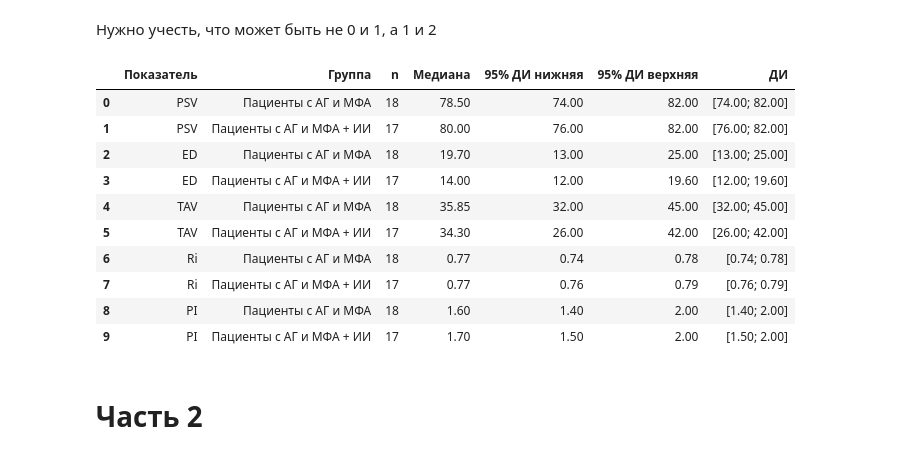
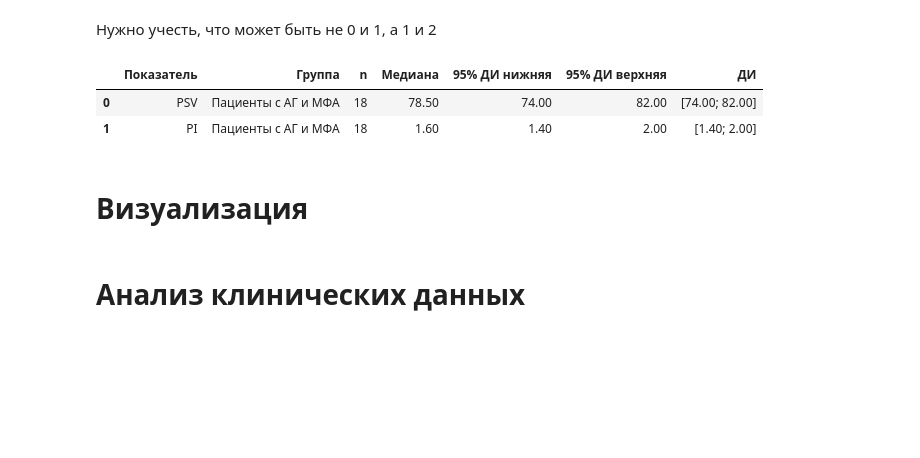
Before and after one commit to hopesofbuzzy/URFU_adii, a Jupyter notebook: Практики/5/Визуализация.ipynb, the cells around one changed output. Saved outputs shown, nothing was run; the diff lists cells and outputs as text; code cells hidden in the pictures; blank space fills up the shorter version.

```diff
--- a/Практики/5/Визуализация.ipynb
+++ b/Практики/5/Визуализация.ipynb
@@ -131,23 +131,15 @@ def create_summary_table(file_path: str, sheet_name: str, results: dict={}):
 # %%
 results = {
     'PSV': ['Пациенты с АГ и МФА'],
     'PI': ['Пациенты с АГ и МФА']
 }
-create_summary_table('dataset.xlsx', 'Лист2')
+create_summary_table('Для диаграмм с усами.xlsx', 'Лист2', results=results)
 # %% [output]
 |  | Показатель | Группа | n | Медиана | 95% ДИ нижняя | 95% ДИ верхняя | ДИ |
 | 0 | PSV | Пациенты с АГ и МФА | 18 | 78.50 | 74.00 | 82.00 | [74.00; 82.00] |
-| 1 | PSV | Пациенты с АГ и МФА + ИИ | 17 | 80.00 | 76.00 | 82.00 | [76.00; 82.00] |
-| 2 | ED | Пациенты с АГ и МФА | 18 | 19.70 | 13.00 | 25.00 | [13.00; 25.00] |
-| 3 | ED | Пациенты с АГ и МФА + ИИ | 17 | 14.00 | 12.00 | 19.60 | [12.00; 19.60] |
-| 4 | TAV | Пациенты с АГ и МФА | 18 | 35.85 | 32.00 | 45.00 | [32.00; 45.00] |
-| 5 | TAV | Пациенты с АГ и МФА + ИИ | 17 | 34.30 | 26.00 | 42.00 | [26.00; 42.00] |
-| 6 | Ri | Пациенты с АГ и МФА | 18 | 0.77 | 0.74 | 0.78 | [0.74; 0.78] |
-| 7 | Ri | Пациенты с АГ и МФА + ИИ | 17 | 0.77 | 0.76 | 0.79 | [0.76; 0.79] |
-| 8 | PI | Пациенты с АГ и МФА | 18 | 1.60 | 1.40 | 2.00 | [1.40; 2.00] |
-| 9 | PI | Пациенты с АГ и МФА + ИИ | 17 | 1.70 | 1.50 | 2.00 | [1.50; 2.00] |
+| 1 | PI | Пациенты с АГ и МФА | 18 | 1.60 | 1.40 | 2.00 | [1.40; 2.00] |
-# %% [markdown]
-# Часть 2
+# %% [markdown]
+# Визуализация
 # %%
 def wrap_labels(labels, width=12):
     """Переносит длинные подписи по словам"""
@@ -404,0 +299,2 @@ def analyze_clinical_data(file_path, sheet_name):
+# %% [markdown]
+# Анализ клинических данных
```
Also changed, not shown: parts of 7 cells of this notebook.
